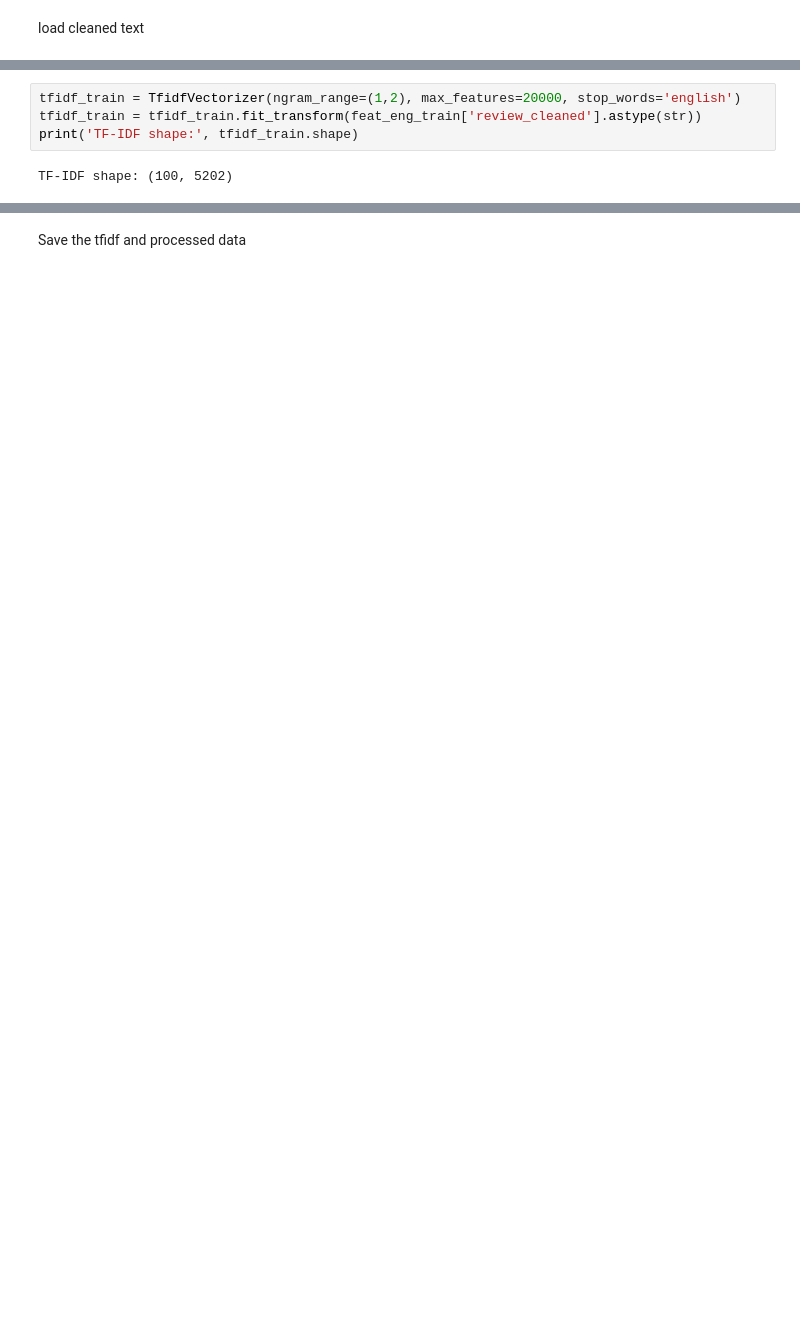
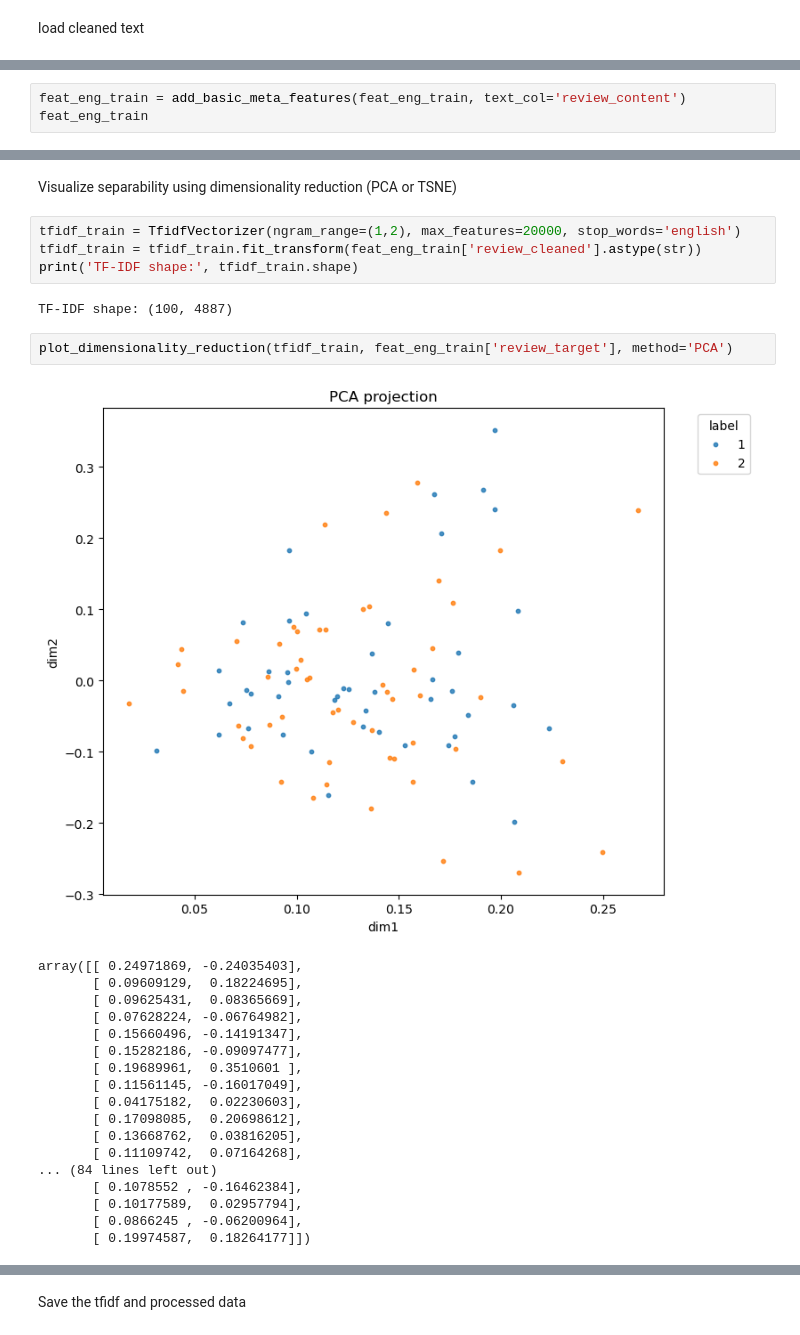
Before and after one commit to elsayedelmandoh/sentiment-sleuth, a Jupyter notebook: notebooks/04_feature_engineering.ipynb, the cells around one changed output, grey strips where cells are left out. Drawn from its saved outputs; the diff is of its cells as text; blank space fills up the shorter version.

```diff
--- a/notebooks/04_feature_engineering.ipynb
+++ b/notebooks/04_feature_engineering.ipynb
@@ -74,0 +139,3 @@ for cls in feat_eng_train['review_target'].cat.categories if hasattr(feat_eng_tr
+# %%
+feat_eng_train = add_basic_meta_features(feat_eng_train, text_col='review_content')
+feat_eng_train
@@ -75,6 +197,29 @@ for cls in feat_eng_train['review_target'].cat.categories if hasattr(feat_eng_tr
+# %% [markdown]
+Visualize separability using dimensionality reduction (PCA or TSNE)
 # %%
 tfidf_train = TfidfVectorizer(ngram_range=(1,2), max_features=20000, stop_words='english')
 tfidf_train = tfidf_train.fit_transform(feat_eng_train['review_cleaned'].astype(str))
 print('TF-IDF shape:', tfidf_train.shape)
 # %% [output]
-TF-IDF shape: (100, 5202)
+TF-IDF shape: (100, 4887)
+# %%
+plot_dimensionality_reduction(tfidf_train, feat_eng_train['review_target'], method='PCA')
+# %% [output]
+[figure, added]
+array([[ 0.24971869, -0.24035403],
+       [ 0.09609129,  0.18224695],
+       [ 0.09625431,  0.08365669],
+       [ 0.07628224, -0.06764982],
+       [ 0.15660496, -0.14191347],
+       [ 0.15282186, -0.09097477],
+       [ 0.19689961,  0.3510601 ],
+       [ 0.11561145, -0.16017049],
+       [ 0.04175182,  0.02230603],
+       [ 0.17098085,  0.20698612],
+       [ 0.13668762,  0.03816205],
+       [ 0.11109742,  0.07164268],
+... (84 lines left out)
+       [ 0.1078552 , -0.16462384],
+       [ 0.10177589,  0.02957794],
+       [ 0.0866245 , -0.06200964],
+       [ 0.19974587,  0.18264177]])
```
Also changed, not shown: parts of 19 cells of this notebook, 4 other files.
